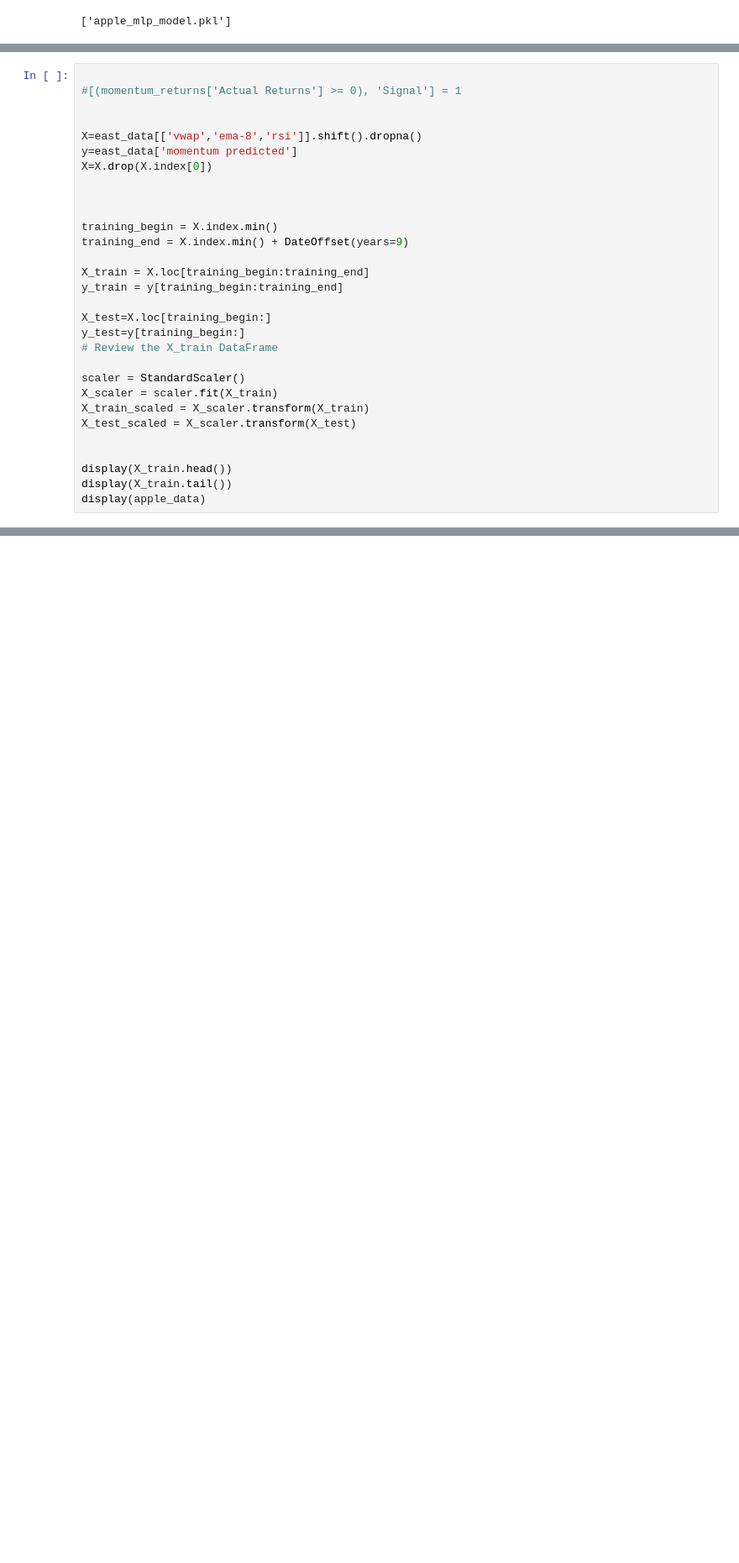
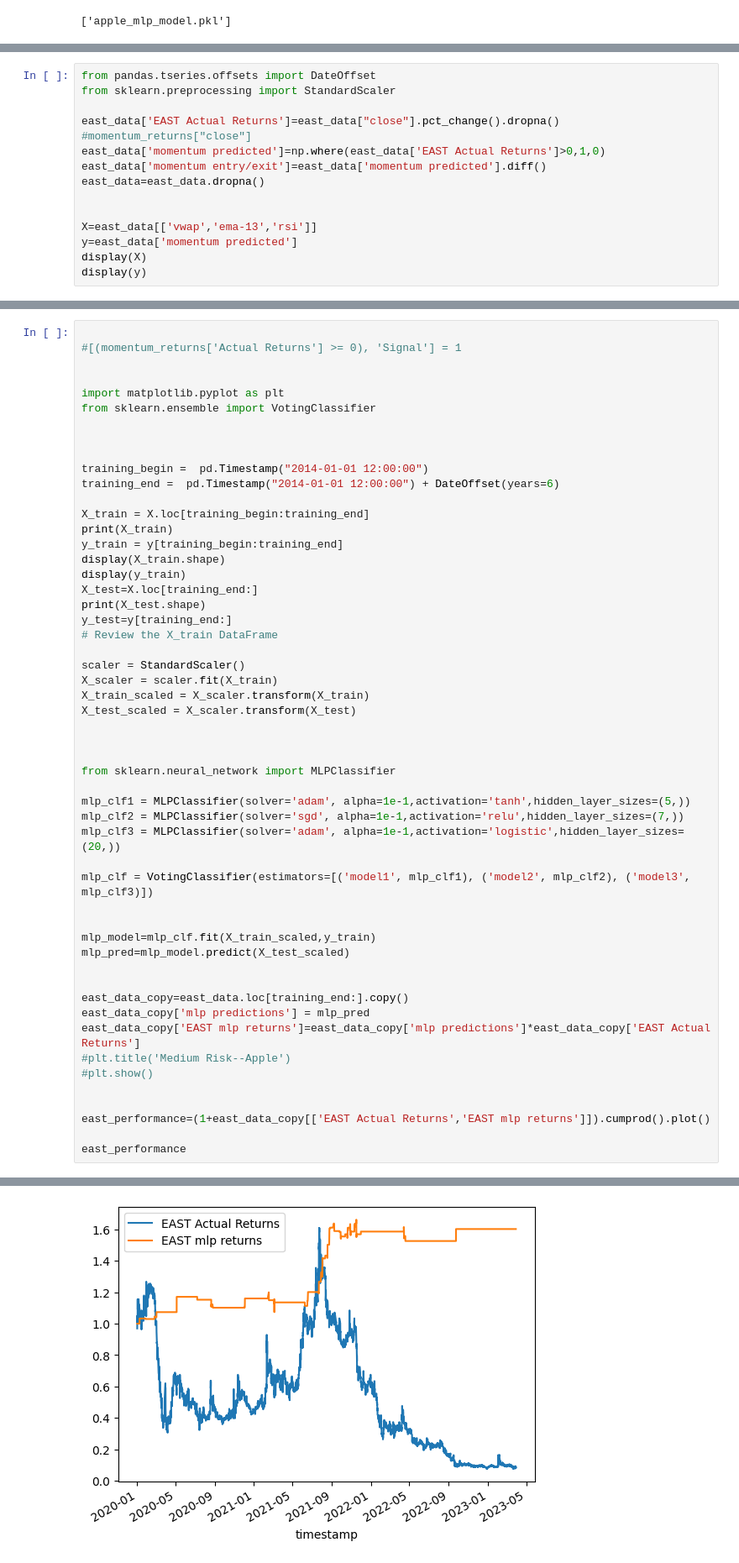
Before and after one commit to v-puppala/Neural-Network-based-Algotrader, a Jupyter notebook: Vishal-Algotrading/Vishal-Algotrading.ipynb, the cells around one changed output, grey strips where cells are left out. Shown: that part at 84% size. Saved outputs shown, nothing was run; the diff lists cells and outputs as text; blank space fills up the shorter version.

Commit message:
ensemble methods

```diff
--- a/Vishal-Algotrading/Vishal-Algotrading.ipynb
+++ b/Vishal-Algotrading/Vishal-Algotrading.ipynb
@@ -851,0 +888,15 @@ east_data=east_data.dropna()
+# %%
+from pandas.tseries.offsets import DateOffset
+from sklearn.preprocessing import StandardScaler
+
+east_data['EAST Actual Returns']=east_data["close"].pct_change().dropna()
+#momentum_returns["close"]
+east_data['momentum predicted']=np.where(east_data['EAST Actual Returns']>0,1,0)
+east_data['momentum entry/exit']=east_data['momentum predicted'].diff()
+east_data=east_data.dropna()
+
+
+X=east_data[['vwap','ema-13','rsi']]
+y=east_data['momentum predicted']
+display(X)
+display(y)
@@ -854,20 +907,22 @@ east_data=east_data.dropna()
 #[(momentum_returns['Actual Returns'] >= 0), 'Signal'] = 1
 
 
-X=east_data[['vwap','ema-8','rsi']].shift().dropna()
-y=east_data['momentum predicted']
-X=X.drop(X.index[0])
+import matplotlib.pyplot as plt
+from sklearn.ensemble import VotingClassifier
 
 
 
-training_begin = X.index.min()
-training_end = X.index.min() + DateOffset(years=9)
+training_begin =  pd.Timestamp("2014-01-01 12:00:00")
+training_end =  pd.Timestamp("2014-01-01 12:00:00") + DateOffset(years=6)
 
 X_train = X.loc[training_begin:training_end]
+print(X_train)
 y_train = y[training_begin:training_end]
-
-X_test=X.loc[training_begin:]
-y_test=y[training_begin:]
+display(X_train.shape)
+display(y_train)
+X_test=X.loc[training_end:]
+print(X_test.shape)
+y_test=y[training_end:]
 # Review the X_train DataFrame
 
 scaler = StandardScaler()
@@ -876,6 +931,28 @@ X_train_scaled = X_scaler.transform(X_train)
 X_test_scaled = X_scaler.transform(X_test)
 
 
-display(X_train.head())
-display(X_train.tail())
-display(apple_data)
+
+from sklearn.neural_network import MLPClassifier
+
+mlp_clf1 = MLPClassifier(solver='adam', alpha=1e-1,activation='tanh',hidden_layer_sizes=(5,))
+mlp_clf2 = MLPClassifier(solver='sgd', alpha=1e-1,activation='relu',hidden_layer_sizes=(7,))
+mlp_clf3 = MLPClassifier(solver='adam', alpha=1e-1,activation='logistic',hidden_layer_sizes=(20,))
+
+mlp_clf = VotingClassifier(estimators=[('model1', mlp_clf1), ('model2', mlp_clf2), ('model3', mlp_clf3)])
+
+
+mlp_model=mlp_clf.fit(X_train_scaled,y_train)
+mlp_pred=mlp_model.predict(X_test_scaled)
+
+
+east_data_copy=east_data.loc[training_end:].copy()
+east_data_copy['mlp predictions'] = mlp_pred
+east_data_copy['EAST mlp returns']=east_data_copy['mlp predictions']*east_data_copy['EAST Actual Returns']
+#plt.title('Medium Risk--Apple')
+#plt.show()
+
+
+east_performance=(1+east_data_copy[['EAST Actual Returns','EAST mlp returns']]).cumprod().plot()
+
+east_performance
+# %% [output]
@@ -881,0 +990 @@ display(apple_data)
+[figure, added]
```
Also changed, not shown: parts of 23 cells of this notebook, 1 other file.
